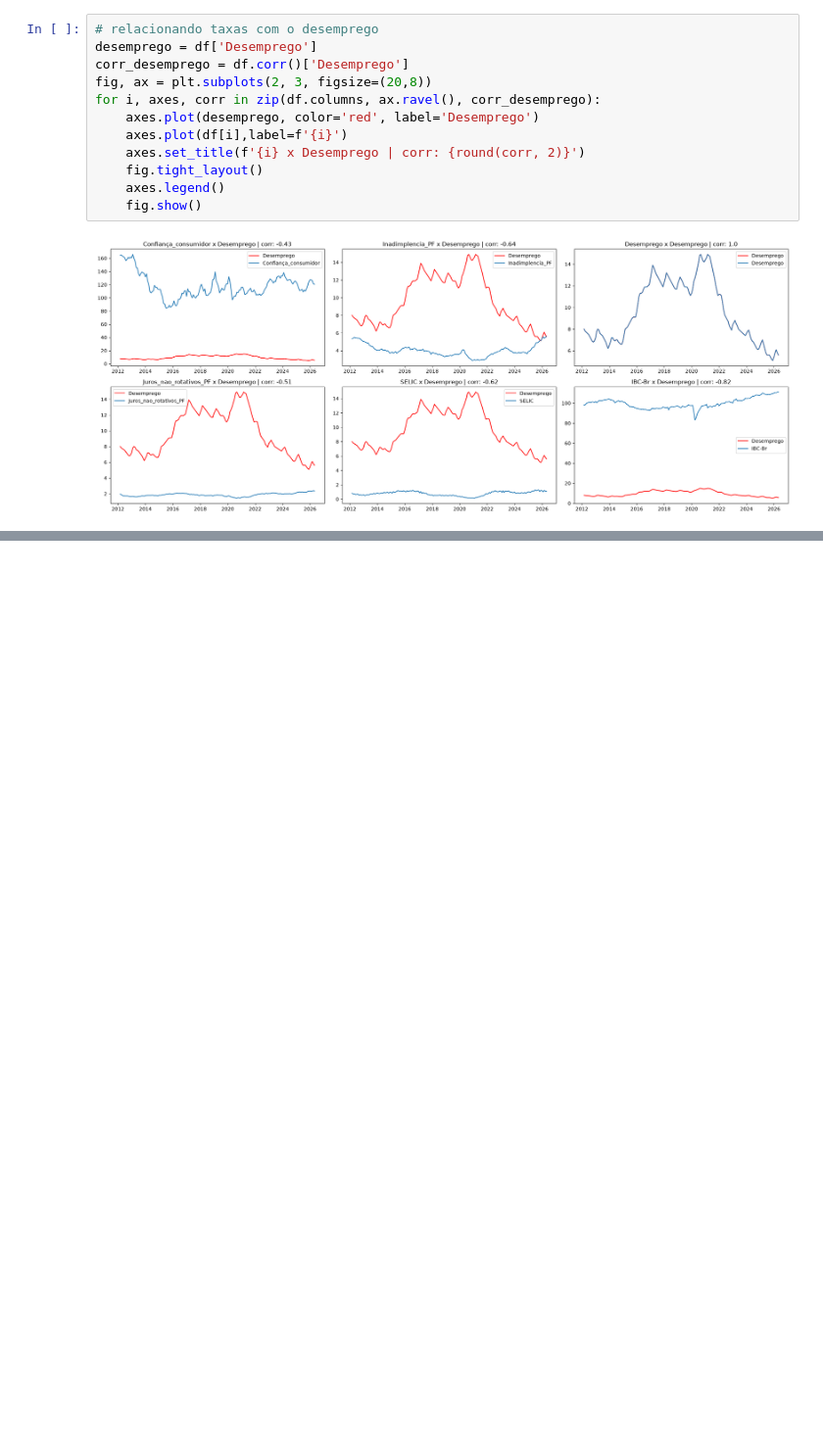
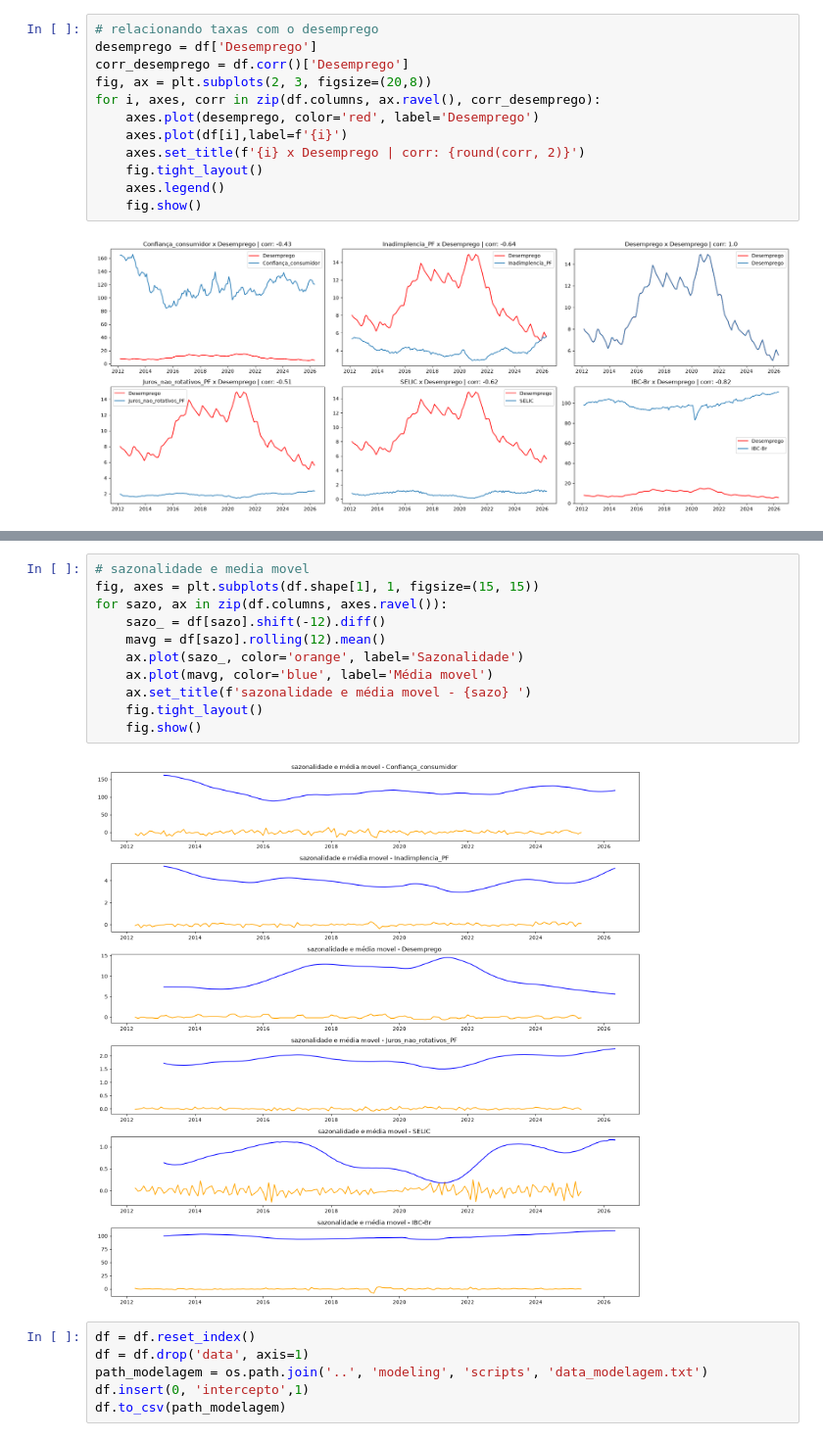
Before and after one commit to WesleySouza13/MacroEconomic-Modeling-Inverse-Problems-for-Default-Estimation-, a Jupyter notebook: notebooks/EDA.ipynb, the cells around one changed output, grey strips where cells are left out. Shown at 98% size. Drawn from its saved outputs; the diff is of its cells as text; blank space fills up the shorter version.

Commit message:
plot de espaços das matrizes / criaçao de dados para modelagem

```diff
--- a/notebooks/EDA.ipynb
+++ b/notebooks/EDA.ipynb
@@ -180,0 +230,19 @@ Index(['Confiança_consumidor', 'Inadimplencia_PF', 'Desemprego',
+# %%
+# sazonalidade e media movel
+fig, axes = plt.subplots(df.shape[1], 1, figsize=(15, 15))
+for sazo, ax in zip(df.columns, axes.ravel()):
+    sazo_ = df[sazo].shift(-12).diff()
+    mavg = df[sazo].rolling(12).mean()
+    ax.plot(sazo_, color='orange', label='Sazonalidade')
+    ax.plot(mavg, color='blue', label='Média movel')
+    ax.set_title(f'sazonalidade e média movel - {sazo} ')
+    fig.tight_layout()
+    fig.show()
+# %% [output]
+[figure, added]
+# %%
+df = df.reset_index()
+df = df.drop('data', axis=1)
+path_modelagem = os.path.join('..', 'modeling', 'scripts', 'data_modelagem.txt')
+df.insert(0, 'intercepto',1)
+df.to_csv(path_modelagem)
```
Also changed, not shown: parts of 11 cells of this notebook, 1 other file.
